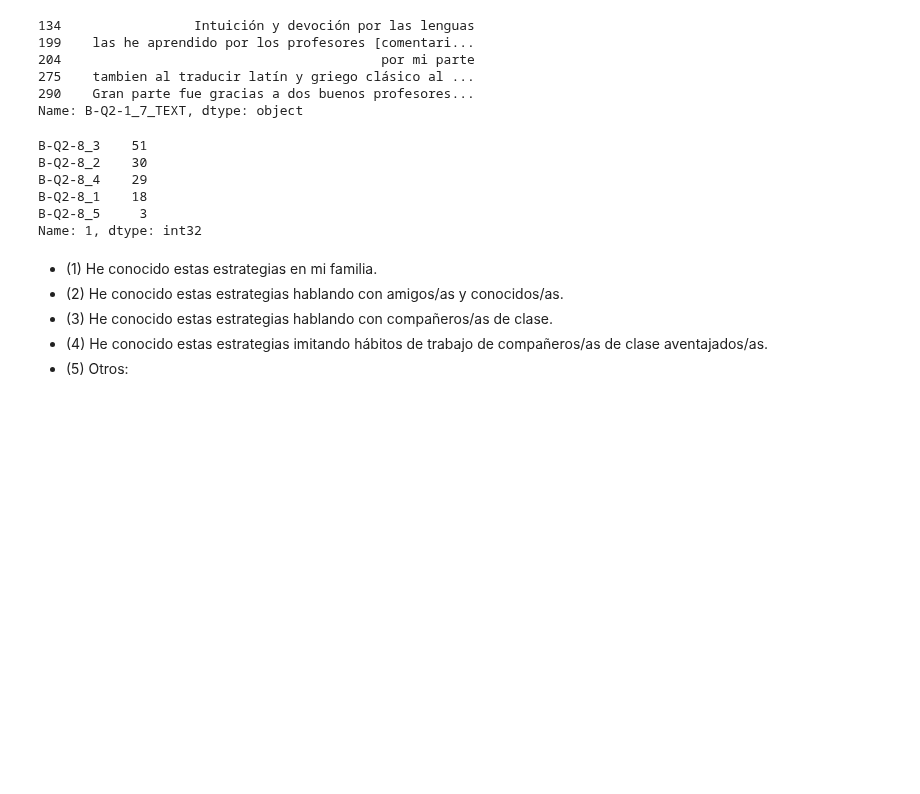
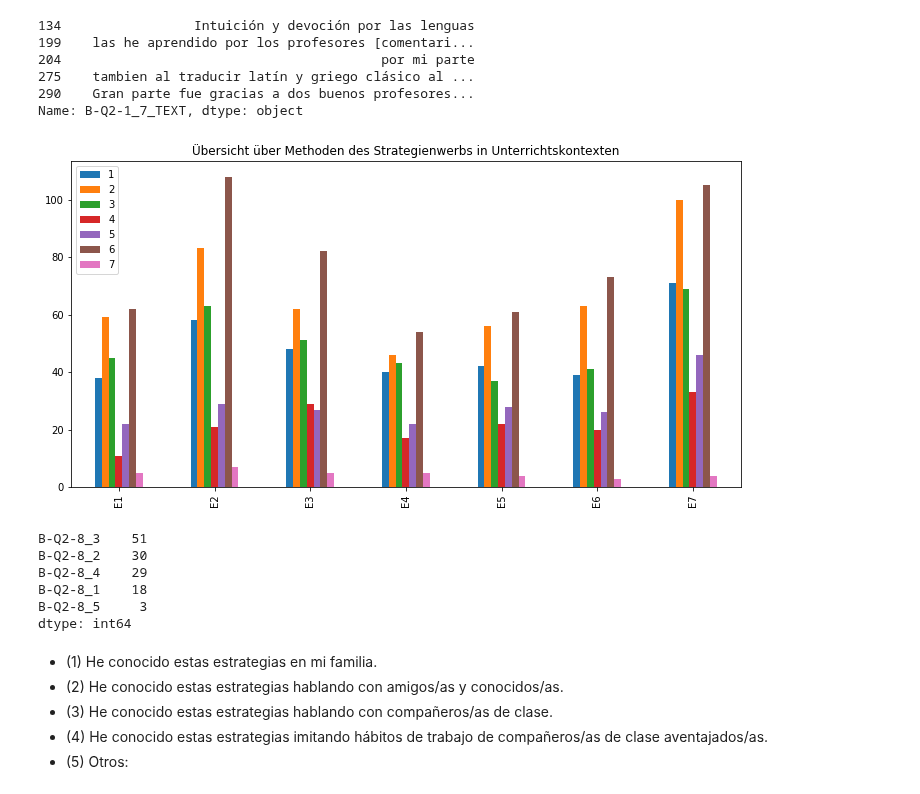
Before and after one commit to martinakienberger/Dissertation_LIS, a Jupyter notebook: Datenanalyse_Hauptstudie.ipynb, the cells around one changed output. Cells and saved outputs as stored; diff of their text form; code cells hidden in the pictures; blank space fills up the shorter version.

```diff
--- a/Datenanalyse_Hauptstudie.ipynb
+++ b/Datenanalyse_Hauptstudie.ipynb
@@ -529,12 +559,16 @@ Name: B-Q2-1_7_TEXT, dtype: object
+# %%
+DF_ErwerbDF_Erwerb = p.T.plot(kind = 'bar', figsize = (12,6), title = 'Übersicht über Methoden des Strategienwerbs in Unterrichtskontexten');
+# %% [output]
+[figure, added]
 # %%
-Finished[erwerb['E8']].apply(pd.value_counts).astype(integer).iloc[1].sort_values(ascending = False)
+Finished[erwerb['E8']].apply(sum).sort_values(ascending = False)
 # %% [output]
 B-Q2-8_3    51
 B-Q2-8_2    30
 B-Q2-8_4    29
 B-Q2-8_1    18
 B-Q2-8_5     3
-Name: 1, dtype: int32
+dtype: int64
 # %% [markdown]
 * (1)	He conocido estas estrategias en mi familia.
 * (2)	He conocido estas estrategias hablando con amigos/as y conocidos/as.
```
Also changed, not shown: parts of 30 cells of this notebook.
